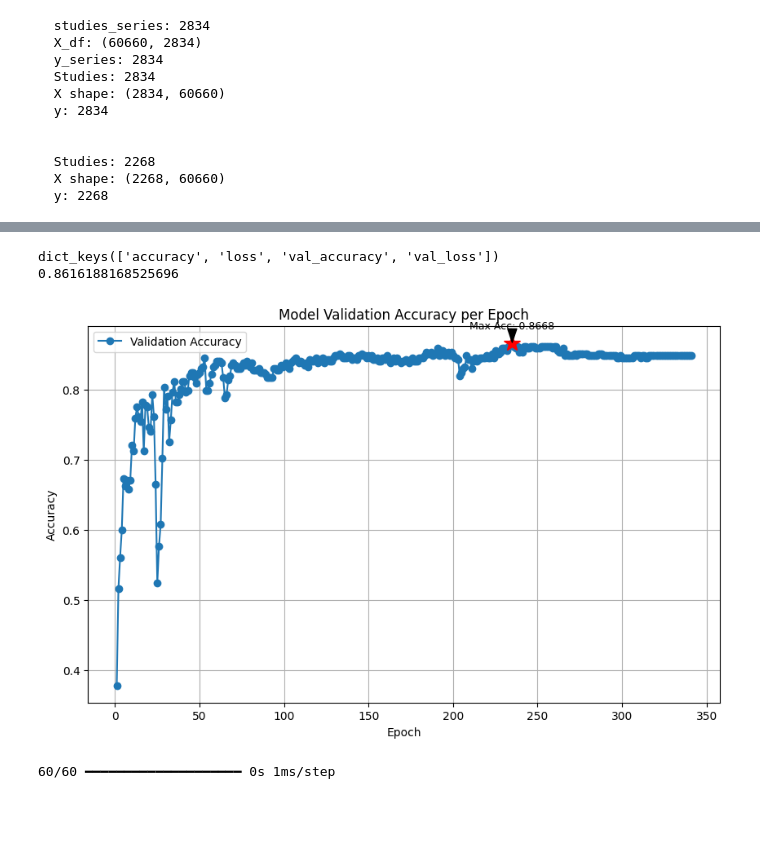
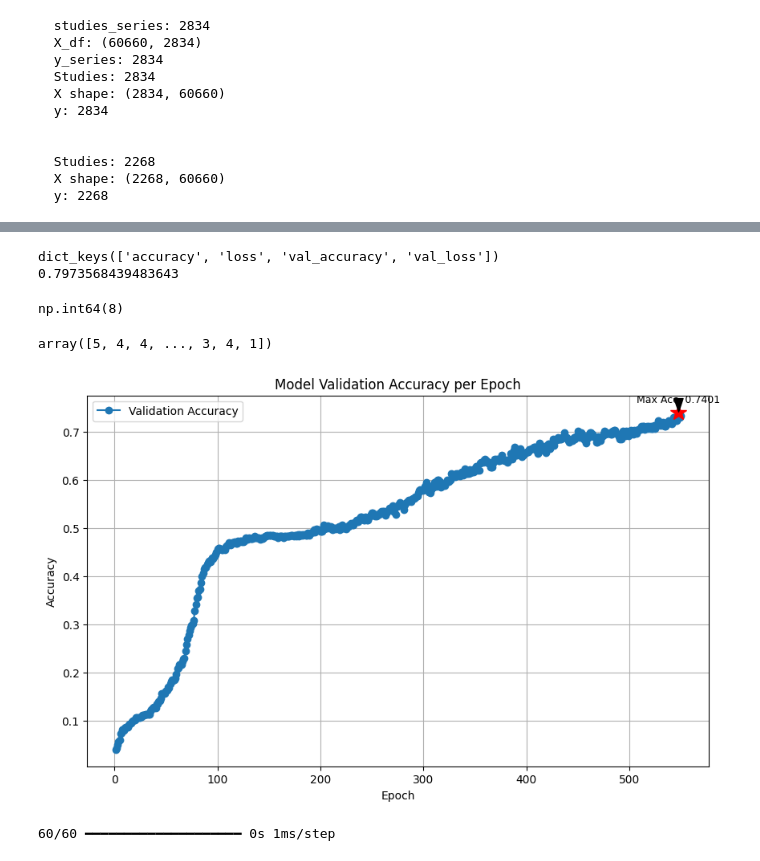
Before and after one commit to jeppeseverens/leukem_ai, a Jupyter notebook: python/training.ipynb, the cells around one changed output, grey strips where cells are left out. Saved outputs shown, nothing was run; the diff lists cells and outputs as text; code cells hidden in the pictures; blank space fills up the shorter version.

Commit message:
Updated NN methods to allow for different loss functions and to not do both batch norm and dropouts.

```diff
--- a/python/training.ipynb
+++ b/python/training.ipynb
@@ -43,18 +43,18 @@ y, label_mapping = encode_labels(y)
 from classifiers import NeuralNet
 
 params = {
-    'n_neurons': [800, 400, 200],  # three hidden layers
-    'dropout_rate': 0.5,
+    'n_neurons': [200,100, 50],  # three hidden layers,
+    'optimizer': 'adam',
+    'dropout_rate': 0,
     'batch_size': 32,
-    'patience': 100,
-    'l2_reg': 0.001,
-    'validation_split': 0.2,
+    'patience': 50,
+    'l2_reg': 0,
     'class_weight': True,
     'use_batch_norm': True,
-    'min_delta': 0,
-    'learning_rate': 0.0001
+    'min_delta': 0.0001,
+    'learning_rate': 0.0001,
+    'loss_function': "standard"
 }
-
 
 pipe = Pipeline([
     ('DEseq2', DESeq2RatioNormalizer()),
@@ -62,7 +62,7 @@ pipe = Pipeline([
     ('scaler', StandardScaler())
 ])
 # %%
-X_mod = pipe.fit_transform(X=X,y=y, feature_selection__study_per_patient = study_labels, feature_selection__n_genes = 2000)
+X_mod = pipe.fit_transform(X=X,y=y, feature_selection__study_per_patient = study_labels, feature_selection__n_genes = 1000)
 # %%
 X_mod.shape
 # %% [output]
@@ -70,4 +70,13 @@ X_mod.shape
+# %%
+from sklearn.model_selection import train_test_split
+X_train, X_test, y_train, y_test= train_test_split(
+    X_mod,
+    y,
+    test_size=0.2,
+    random_state=42,
+    stratify=y  # Optional: if classification and you want to preserve class balance
+)
 # %%
-model = NeuralNet(**params)
-model = model.fit(X_mod, y)  # will use validation_split from params
+clf = NeuralNet(**params)
+clf = clf.fit(X_train, y_train, validation_data=(X_test, y_test))  # will use validation_split from params
 # %% [output]
@@ -91,14 +100,25 @@ Epoch 215/2000
 # %%
-print(model.model.history.history.keys())
-print(max(model.model.history.history['val_accuracy']))
+print(clf.model.history.history.keys())
+print(max(clf.model.history.history['val_accuracy']))
 # %% [output]
 dict_keys(['accuracy', 'loss', 'val_accuracy', 'val_loss'])
-0.8616188168525696
+0.7973568439483643
+# %%
+history = clf.model.history.history
+best_epoch = np.argmin(history['val_loss']) + 1  # Add 1 to match epoch count
+params["best_epoch"] = best_epoch
+params["best_epoch"]
+# %% [output]
+np.int64(8)
+# %%
+y
+# %% [output]
+array([5, 4, 4, ..., 3, 4, 1])
 # %%
 import matplotlib.pyplot as plt
 
 # Access the training history - using 'val_accuracy' now
-val_accuracy = model.model.history.history['val_accuracy']
+val_accuracy = clf.model.history.history['val_accuracy']
 
 # Create the x-axis values (epochs)
 # Starts from 1 for better readability of epochs
@@ -116,34 +136,34 @@ max_epoch = xc[max_index]
 fig, ax = plt.subplots(figsize=(10, 6)) # Adjust figure size as needed
 
 # Plot the validation accuracy
 ax.plot(xc, val_accuracy, label='Validation Accuracy', marker='o', linestyle='-') # Changed label
 
 # Add labels and title for clarity
 ax.set_xlabel('Epoch')
 ax.set_ylabel('Accuracy') # Changed y-axis label
 ax.set_title('Model Validation Accuracy per Epoch') # Changed title
 ax.legend() # Show the legend
 ax.grid(True) # Add a grid for easier reading
 
 # --- Highlight the maximum accuracy ---
 # Add an annotation for the maximum point
 ax.annotate(f'Max Acc: {max_accuracy:.4f}', # Text to display (formatted to 4 decimal places)
             xy=(max_epoch, max_accuracy),    # Point to annotate (epoch, accuracy)
             xytext=(max_epoch, max_accuracy + 0.02), # Position of the text (slightly above the point)
             arrowprops=dict(facecolor='black', shrink=0.05, width=1, headwidth=8), # Arrow properties
             fontsize=9,
             ha='center') # Horizontal alignment of the text
 
 # Optionally, add a marker specifically for the max point
 ax.plot(max_epoch, max_accuracy, marker='*', markersize=15, color='red', linestyle='', label=f'Max Accuracy ({max_accuracy:.4f}) at Epoch {max_epoch}')
 # Update legend to include the max point marker (optional, can make legend busy)
 # ax.legend()
 
 
 # Display the plot
 plt.show()
 # %% [output]
-[figure, old version]
+[figure, new version]
 # %%
 preds = model.predict(X_mod)
 int_to_label = {v: k for k, v in label_mapping.items()}
```
Also changed, not shown: parts of 2 cells of this notebook, 3 other files.
